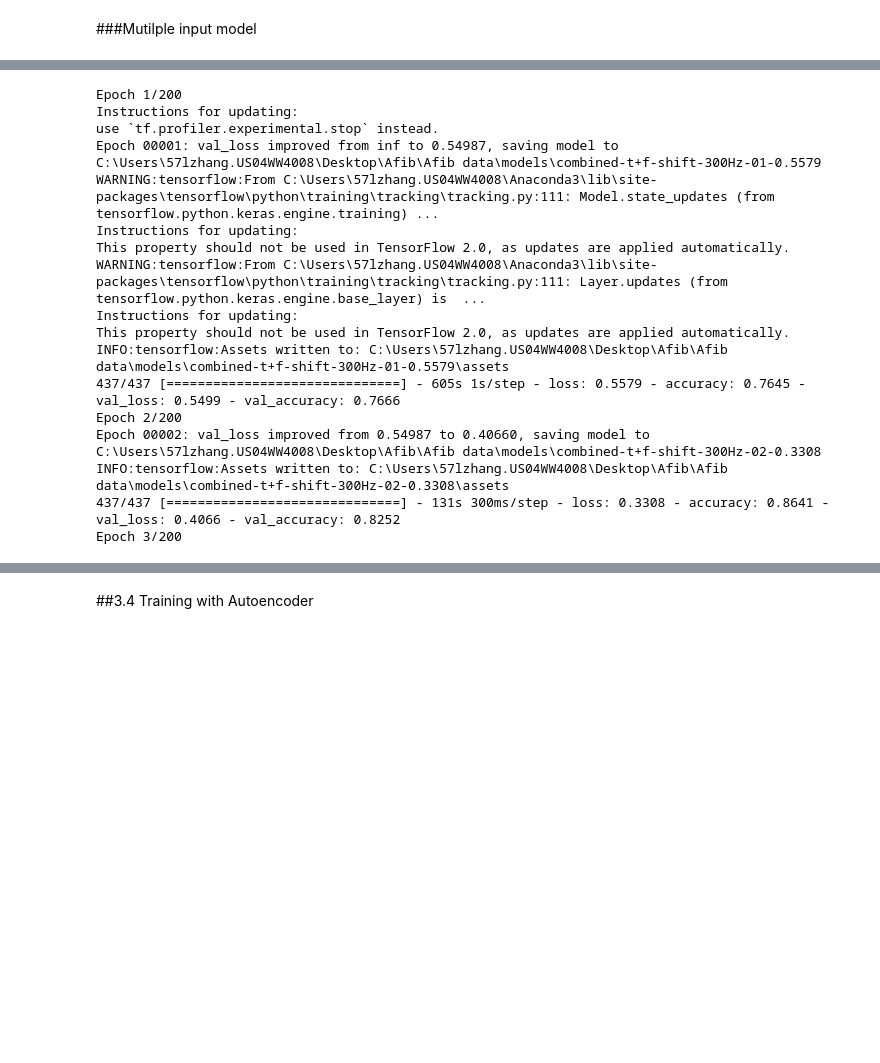
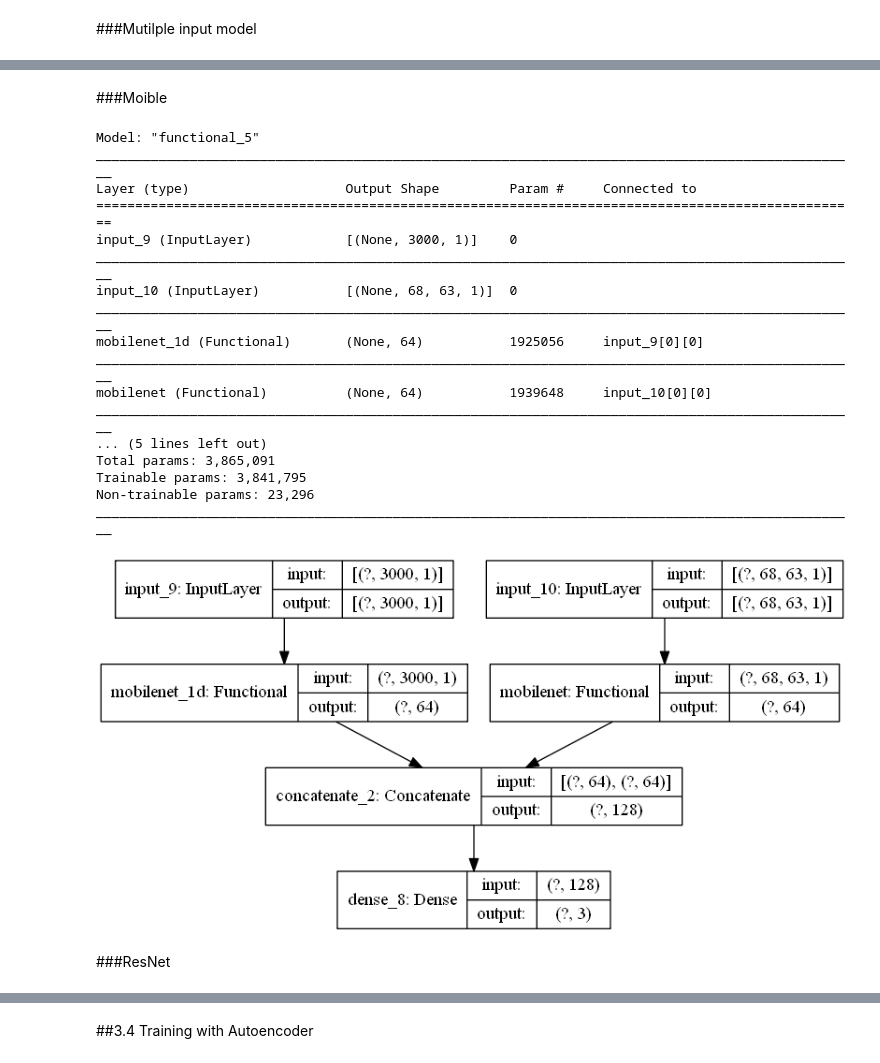
Before and after one commit to supertime1/Afib_PPG, a Jupyter notebook: model_train.ipynb, the cells around one changed output, grey strips where cells are left out. Cells and saved outputs as stored; diff of their text form; code cells hidden in the pictures; blank space fills up the shorter version.

```diff
--- a/model_train.ipynb
+++ b/model_train.ipynb
@@ -520,26 +464,42 @@ callbacks_list = [tensorboard_callback, checkpoint, early_stop, lr_schedule]
-# %%
-model.fit(train_dataset,
-          epochs=200,
-          steps_per_epoch=len(list(t_train_signals))//batch_size,
-          verbose=1,
-          validation_data=val_dataset,
-          validation_steps=len(list(t_val_signals))//batch_size,
-          callbacks=callbacks_list)
-# %% [output]
-Epoch 1/200
-Instructions for updating:
-use `tf.profiler.experimental.stop` instead.
-Epoch 00001: val_loss improved from inf to 0.54987, saving model to C:\Users\57lzhang.US04WW4008\Desktop\Afib\Afib data\models\combined-t+f-shift-300Hz-01-0.5579
-WARNING:tensorflow:From C:\Users\57lzhang.US04WW4008\Anaconda3\lib\site-packages\tensorflow\python\training\tracking\tracking.py:111: Model.state_updates (from tensorflow.python.keras.engine.training) ...
-Instructions for updating:
-This property should not be used in TensorFlow 2.0, as updates are applied automatically.
-WARNING:tensorflow:From C:\Users\57lzhang.US04WW4008\Anaconda3\lib\site-packages\tensorflow\python\training\tracking\tracking.py:111: Layer.updates (from tensorflow.python.keras.engine.base_layer) is  ...
-Instructions for updating:
-This property should not be used in TensorFlow 2.0, as updates are applied automatically.
-INFO:tensorflow:Assets written to: C:\Users\57lzhang.US04WW4008\Desktop\Afib\Afib data\models\combined-t+f-shift-300Hz-01-0.5579\assets
-437/437 [==============================] - 605s 1s/step - loss: 0.5579 - accuracy: 0.7645 - val_loss: 0.5499 - val_accuracy: 0.7666
-Epoch 2/200
-Epoch 00002: val_loss improved from 0.54987 to 0.40660, saving model to C:\Users\57lzhang.US04WW4008\Desktop\Afib\Afib data\models\combined-t+f-shift-300Hz-02-0.3308
-INFO:tensorflow:Assets written to: C:\Users\57lzhang.US04WW4008\Desktop\Afib\Afib data\models\combined-t+f-shift-300Hz-02-0.3308\assets
-437/437 [==============================] - 131s 300ms/step - loss: 0.3308 - accuracy: 0.8641 - val_loss: 0.4066 - val_accuracy: 0.8252
-Epoch 3/200
+# %% [markdown]
+###Moible
+# %%
+def time_freq_model(input_shape=None, classes=3, dropout=0.2):
+  time_input = Input(shape = (3000, 1))
+  freq_input = Input(shape = (68, 63, 1))
+
+  x_t = model_util.MobileNet_1D(input_shape=(3000,1), dropout=dropout, is_model=False)(time_input)
+  x_f = model_util.MobileNet(input_shape=(68, 63, 1), dropout=dropout, is_model=False)(freq_input)
+
+  x = Concatenate(axis=-1)([x_t, x_f])
+  output = Dense(classes, activation='softmax')(x)
+  model = Model(inputs = (time_input, freq_input), outputs = output)
+  return model
+# %%
+model = time_freq_model(classes=3, dropout=0.5)
+model.compile(optimizer=tf.keras.optimizers.Adam(),
+              loss=tf.keras.losses.SparseCategoricalCrossentropy(),
+              metrics=['accuracy'])
+model.summary()
+tf.keras.utils.plot_model(model, "C:/Users/57lzhang.US04WW4008/Desktop/multi_input_and_output_model.png", show_shapes=True)
+# %% [output]
+Model: "functional_5"
+__________________________________________________________________________________________________
+Layer (type)                    Output Shape         Param #     Connected to
+==================================================================================================
+input_9 (InputLayer)            [(None, 3000, 1)]    0
+__________________________________________________________________________________________________
+input_10 (InputLayer)           [(None, 68, 63, 1)]  0
+__________________________________________________________________________________________________
+mobilenet_1d (Functional)       (None, 64)           1925056     input_9[0][0]
+__________________________________________________________________________________________________
+mobilenet (Functional)          (None, 64)           1939648     input_10[0][0]
+__________________________________________________________________________________________________
+... (5 lines left out)
+Total params: 3,865,091
+Trainable params: 3,841,795
+Non-trainable params: 23,296
+__________________________________________________________________________________________________
+[figure, added]
+# %% [markdown]
+###ResNet
```
Also changed, not shown: parts of 19 cells of this notebook.
